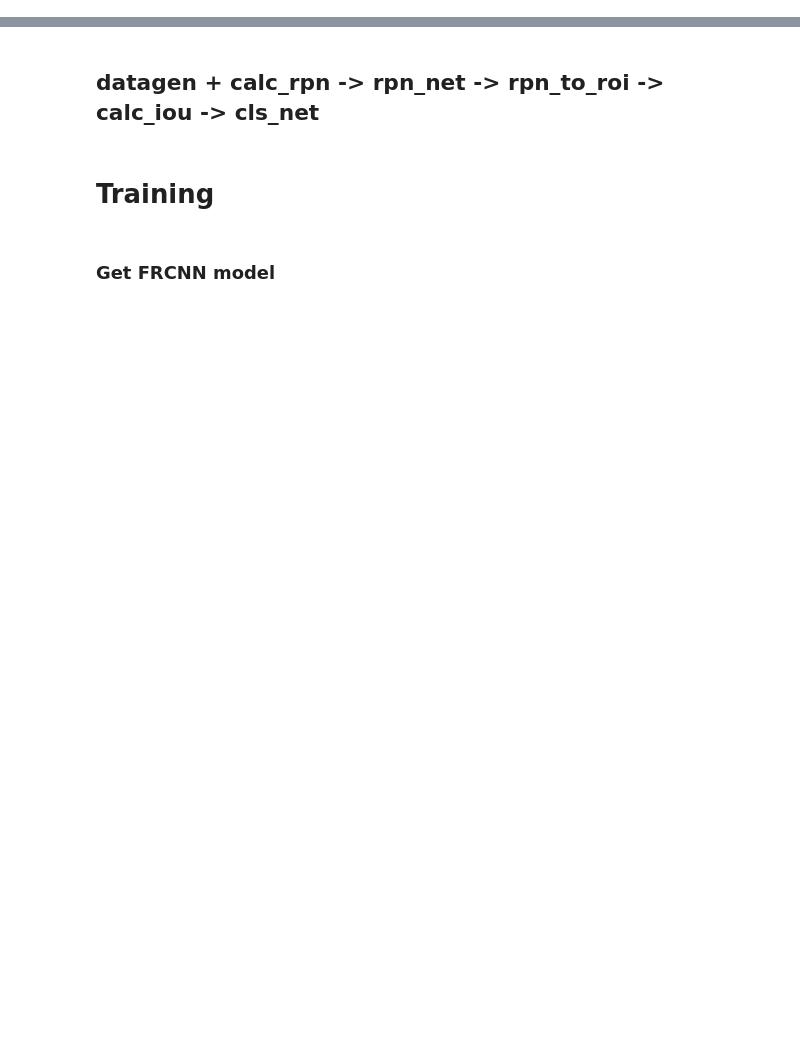
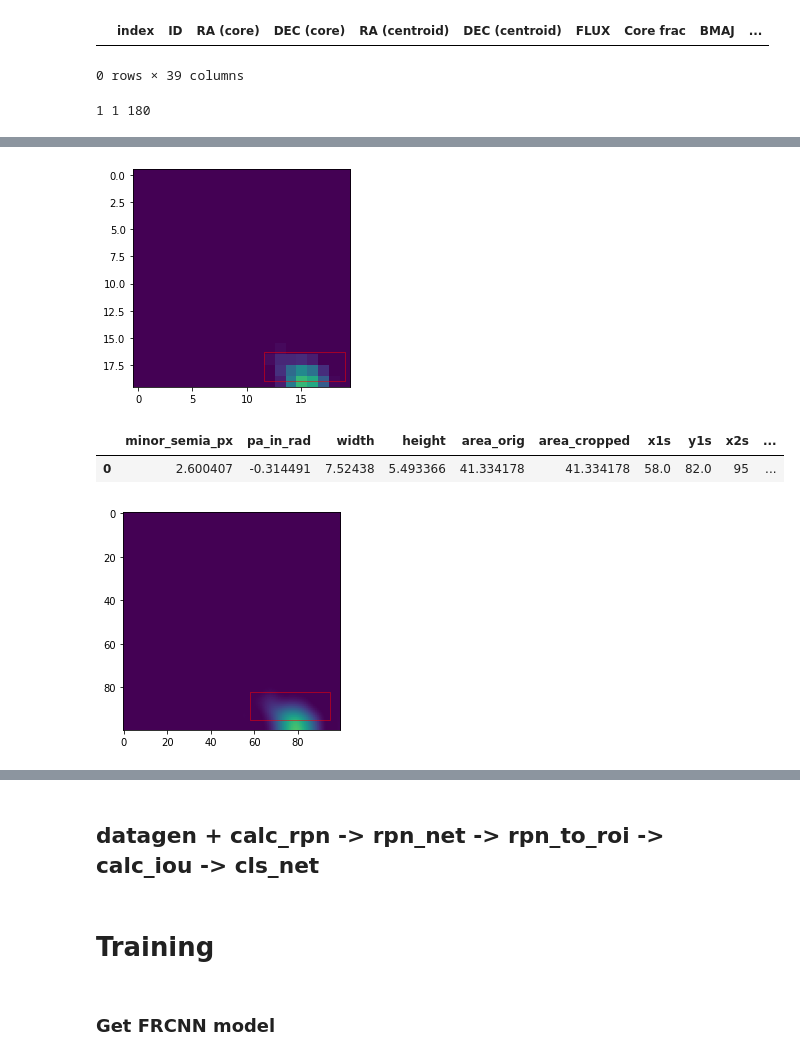
Before and after one commit to Lorenz92/SKADC1, a Jupyter notebook: main_7aff869.ipynb, the cells around one changed output, grey strips where cells are left out. Saved outputs shown, nothing was run; the diff lists cells and outputs as text; code cells hidden in the pictures; blank space fills up the shorter version.

```diff
--- a/main_7aff869.ipynb
+++ b/main_7aff869.ipynb
@@ -181,0 +146,48 @@ ska_dataset.proc_train_df.head()
+# %%
+ska_dataset.proc_train_df[(ska_dataset.proc_train_df['class_label'] !='2_3') & (ska_dataset.proc_train_df['patch_id'].isin(b))]
+# %% [output]
+|  | index | ID | RA (core) | DEC (core) | RA (centroid) | DEC (centroid) | FLUX | Core frac | BMAJ | ... |
+0 rows × 39 columns
+# %%
+from src.preprocessing import augment
+
+def augment_patch(image_path, image_data_path):
+    hflip = np.random.randint(0, 2)
+    vflip = np.random.randint(0, 2)
+    angle = np.random.choice([0,90,180,270],1)[0]
+
+    img, img_data_aug  = augment(image_path, image_data_path, augment=True, hflip=hflip, vflip=vflip, angle=angle)
+
+    return img, img_data_aug, hflip, vflip, angle
+
+patches_list = ['6_16436_16729_20']
+
+def rebalance_given_class(patches_list):
+    # Temporarely store resizePatch param in order to avoid resizing during augmentation
+    original_resizePatch_param = config.resizePatch
+    config.resizePatch = False
+
+    for patch_id in patches_list:
+        image_path = os.path.join(config.TRAIN_PATCHES_FOLDER, patch_id, f"{patch_id}.npy")
+        image_data_path = os.path.join(config.TRAIN_PATCHES_FOLDER, patch_id, f"{patch_id}.pkl")
+
+        img, img_data_aug, hflip, vflip, angle = augment_patch(image_path, image_data_path)
+
+        print(hflip, vflip, angle)
+        new_patch_name = f'{patch_id}_{hflip}_{vflip}_{angle}'
+
+        if not os.path.exists(os.path.join(config.TRAIN_PATCHES_FOLDER, f"{new_patch_name}")):
+            os.makedirs(os.path.join(config.TRAIN_PATCHES_FOLDER, f"{new_patch_name}/"))
+
+        np.save(os.path.join(config.TRAIN_PATCHES_FOLDER, f"{new_patch_name}/{new_patch_name}.npy"), img)
+        img_data_aug.to_pickle(os.path.join(config.TRAIN_PATCHES_FOLDER, f"{new_patch_name}/{new_patch_name}.pkl"))
+
+    config.resizePatch = original_resizePatch_param
+
+    return
+
+print_img(config.TRAIN_PATCHES_FOLDER, patch_id, show_data=True)
+
+print_img(config.TRAIN_PATCHES_FOLDER, new_patch_name, show_data=True)
+# %% [output]
+1 1 180
@@ -182,3 +196,7 @@ ska_dataset.proc_train_df.head()
+[figure, added]
+|  | minor_semia_px | pa_in_rad | width | height | area_orig | area_cropped | x1s | y1s | x2s | ... |
+| 0 | 2.600407 | -0.314491 | 7.52438 | 5.493366 | 41.334178 | 41.334178 | 58.0 | 82.0 | 95 | ... |
+[figure, added]
 # %%
 # ska_dataset.analyze_class_distribution()
 # %%
```
Also changed, not shown: parts of 24 cells of this notebook, 3 other files.
